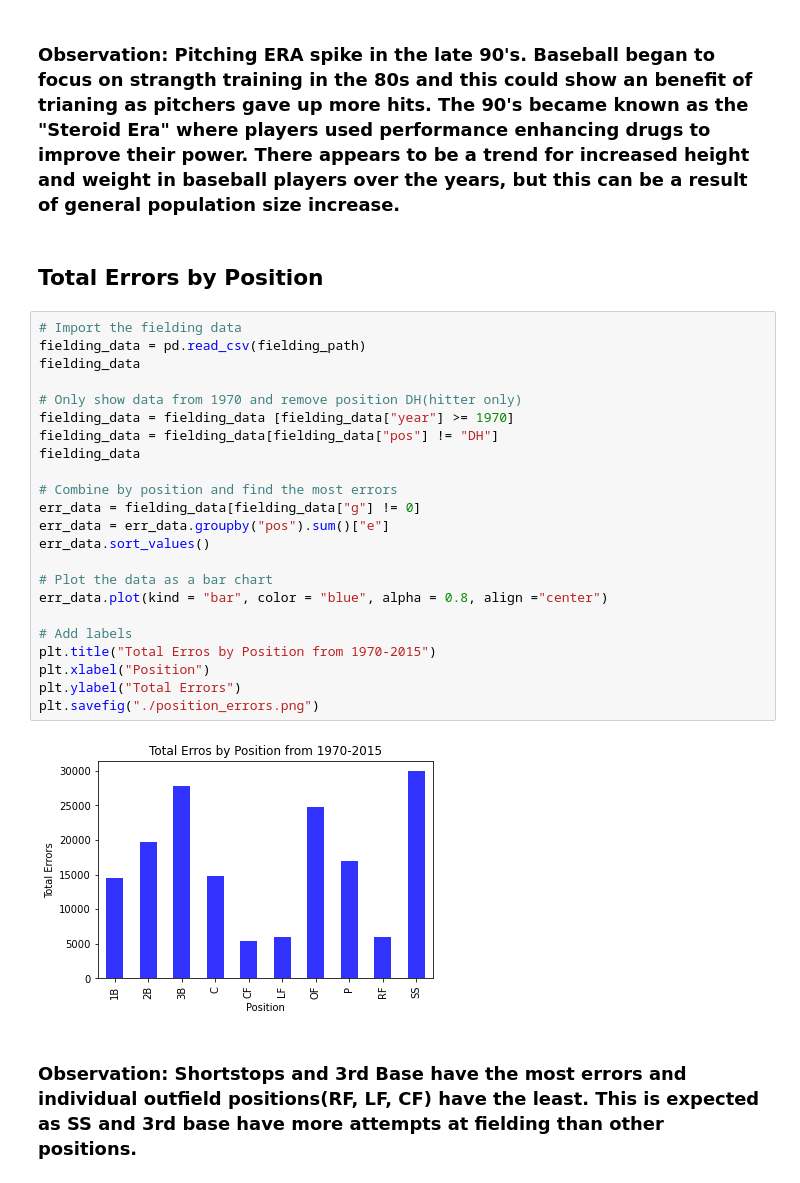
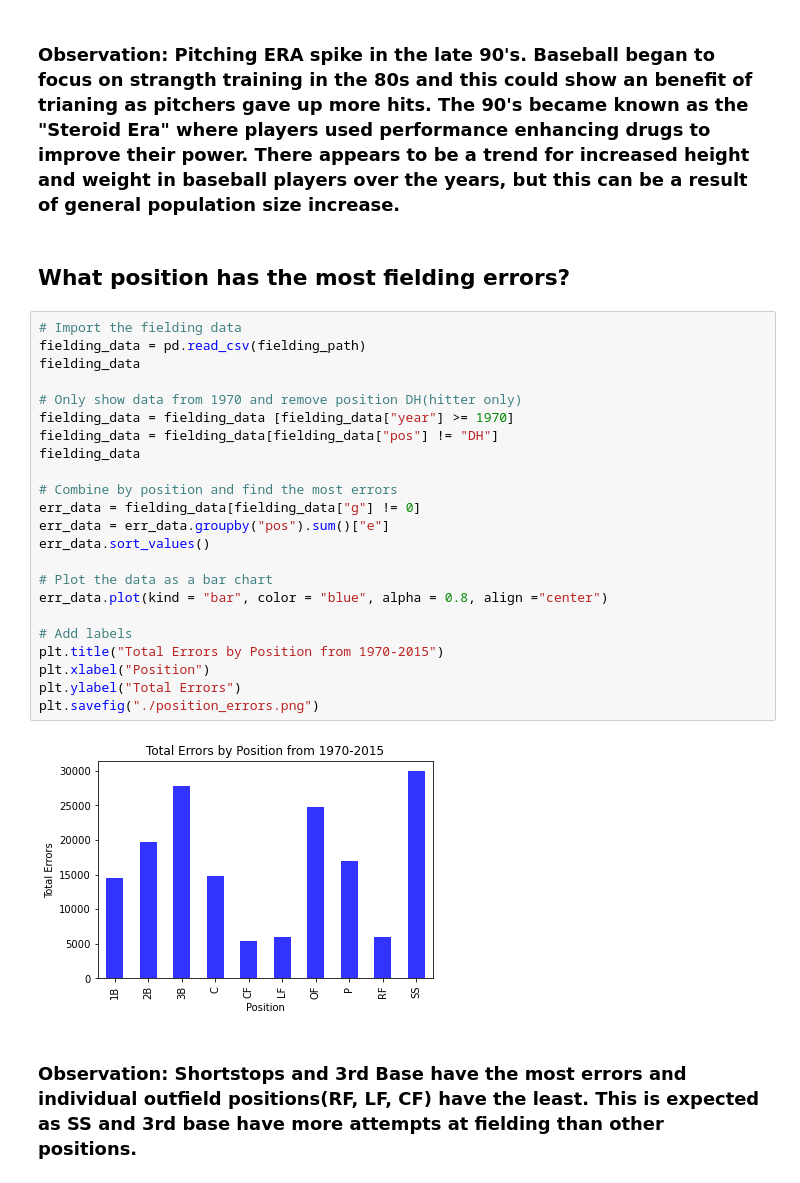
Before and after one commit to akrakowsky/baseball_analysis, a Jupyter notebook: Baseball Stats/baseball_analysis.ipynb, the cells around one changed output. Drawn from its saved outputs; the diff is of its cells as text.

```diff
--- a/Baseball Stats/baseball_analysis.ipynb
+++ b/Baseball Stats/baseball_analysis.ipynb
@@ -191,32 +189,32 @@ plt.savefig("./player_height.png")
 # %% [markdown]
 ### Observation: Pitching ERA spike in the late 90's. Baseball began to focus on strangth training in the 80s and this could show an benefit of trianing as pitchers gave up more hits. The 90's became known as the "Steroid Era" where players used performance enhancing drugs to improve their power. There appears to be a trend for increased height and weight in baseball players over the years, but this can be a result of general population size increase.
 # %% [markdown]
-## Total Errors by Position
+## What position has the most fielding errors?
 # %%
 # Import the fielding data
 fielding_data = pd.read_csv(fielding_path)
 fielding_data
 
 # Only show data from 1970 and remove position DH(hitter only)
 fielding_data = fielding_data [fielding_data["year"] >= 1970]
 fielding_data = fielding_data[fielding_data["pos"] != "DH"]
 fielding_data
 
 # Combine by position and find the most errors
 err_data = fielding_data[fielding_data["g"] != 0]
 err_data = err_data.groupby("pos").sum()["e"]
 err_data.sort_values()
 
 # Plot the data as a bar chart
 err_data.plot(kind = "bar", color = "blue", alpha = 0.8, align ="center")
 
 # Add labels
-plt.title("Total Erros by Position from 1970-2015")
+plt.title("Total Errors by Position from 1970-2015")
 plt.xlabel("Position")
 plt.ylabel("Total Errors")
 plt.savefig("./position_errors.png")
 # %% [output]
-[figure, old version]
+[figure, new version]
 # %% [markdown]
 ### Observation: Shortstops and 3rd Base have the most errors and individual outfield positions(RF, LF, CF) have the least. This is expected as SS and 3rd base have more attempts at fielding than other positions.
 # %% [markdown]
```
Also changed, not shown: parts of 4 cells of this notebook, 2 other files.
